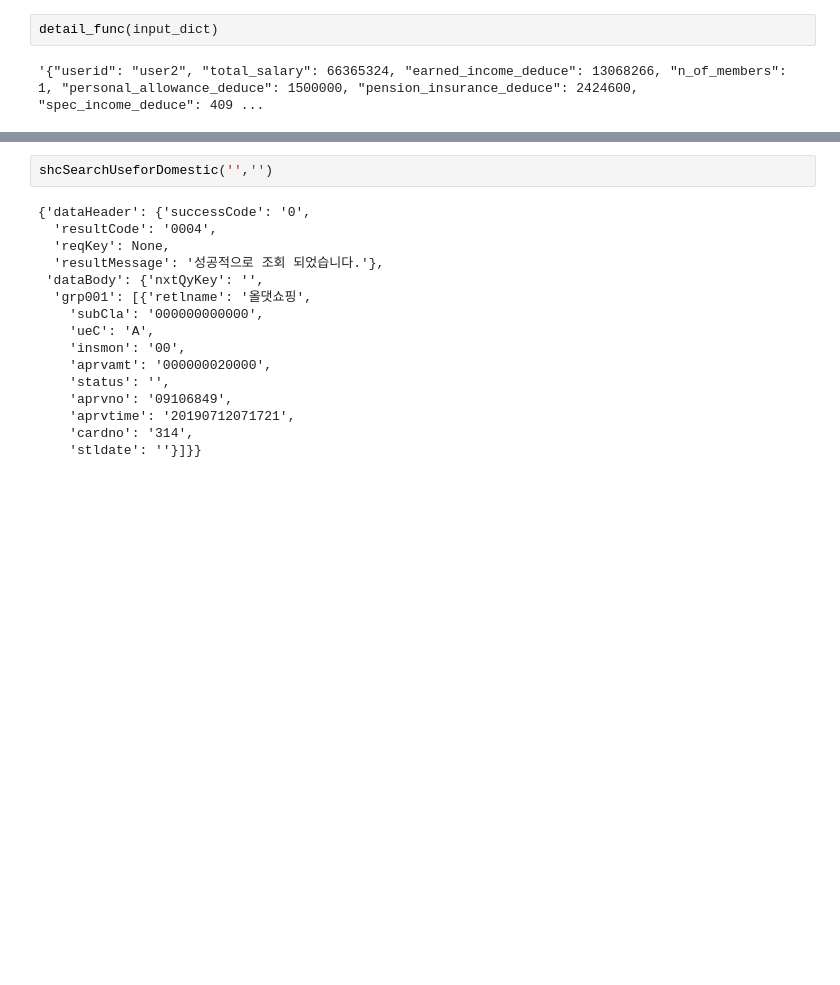
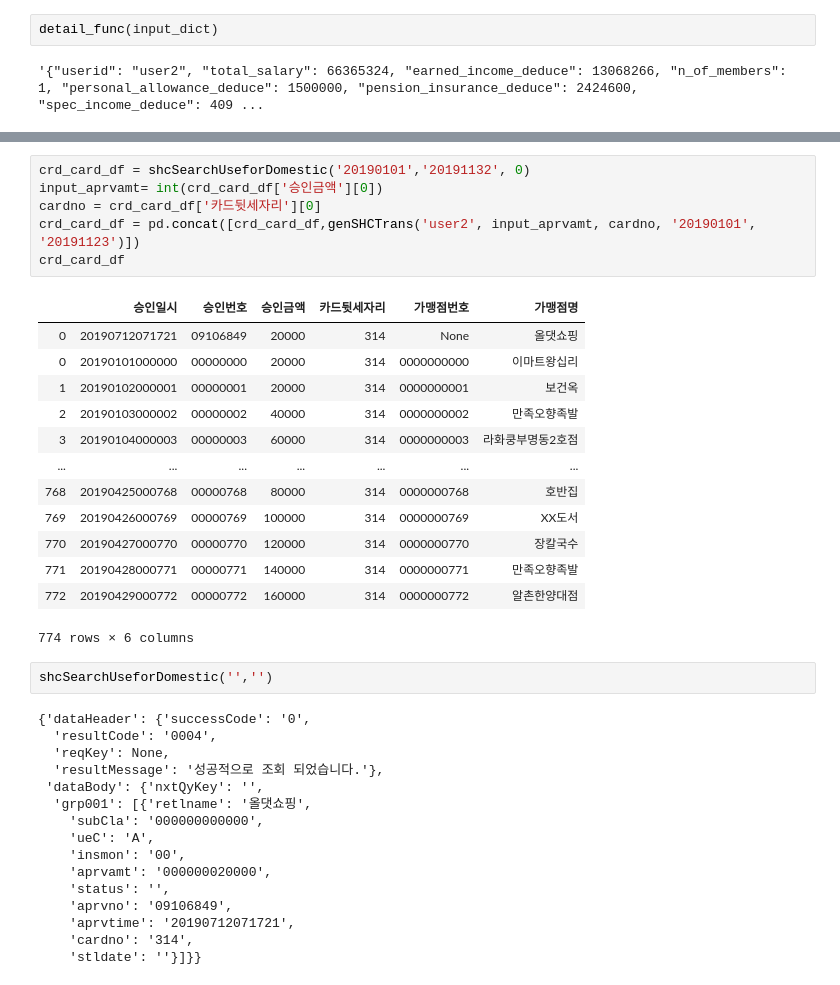
Before and after one commit to thjeong/hack2019, a Jupyter notebook: Untitled.ipynb, the cells around one changed output, grey strips where cells are left out. Saved outputs shown, nothing was run; the diff lists cells and outputs as text; blank space fills up the shorter version.

```diff
--- a/Untitled.ipynb
+++ b/Untitled.ipynb
@@ -431,3 +467,23 @@ shcSearchUseforDomestic('20190101','20191132')
+# %%
+crd_card_df = shcSearchUseforDomestic('20190101','20191132', 0)
+input_aprvamt= int(crd_card_df['승인금액'][0])
+cardno = crd_card_df['카드뒷세자리'][0]
+crd_card_df = pd.concat([crd_card_df,genSHCTrans('user2', input_aprvamt, cardno, '20190101', '20191123')])
+crd_card_df
+# %% [output]
+|  | 승인일시 | 승인번호 | 승인금액 | 카드뒷세자리 | 가맹점번호 | 가맹점명 |
+| 0 | 20190712071721 | 09106849 | 20000 | 314 | None | 올댓쇼핑 |
+| 0 | 20190101000000 | 00000000 | 20000 | 314 | 0000000000 | 이마트왕십리 |
+| 1 | 20190102000001 | 00000001 | 20000 | 314 | 0000000001 | 보건옥 |
+| 2 | 20190103000002 | 00000002 | 40000 | 314 | 0000000002 | 만족오향족발 |
+| 3 | 20190104000003 | 00000003 | 60000 | 314 | 0000000003 | 라화쿵부명동2호점 |
+| ... | ... | ... | ... | ... | ... | ... |
+| 768 | 20190425000768 | 00000768 | 80000 | 314 | 0000000768 | 호반집 |
+| 769 | 20190426000769 | 00000769 | 100000 | 314 | 0000000769 | XX도서 |
+| 770 | 20190427000770 | 00000770 | 120000 | 314 | 0000000770 | 장칼국수 |
+| 771 | 20190428000771 | 00000771 | 140000 | 314 | 0000000771 | 만족오향족발 |
+| 772 | 20190429000772 | 00000772 | 160000 | 314 | 0000000772 | 알촌한양대점 |
+774 rows × 6 columns
 # %%
 shcSearchUseforDomestic('','')
 # %% [output]
```
Also changed, not shown: parts of 5 cells of this notebook, 3 other files.
